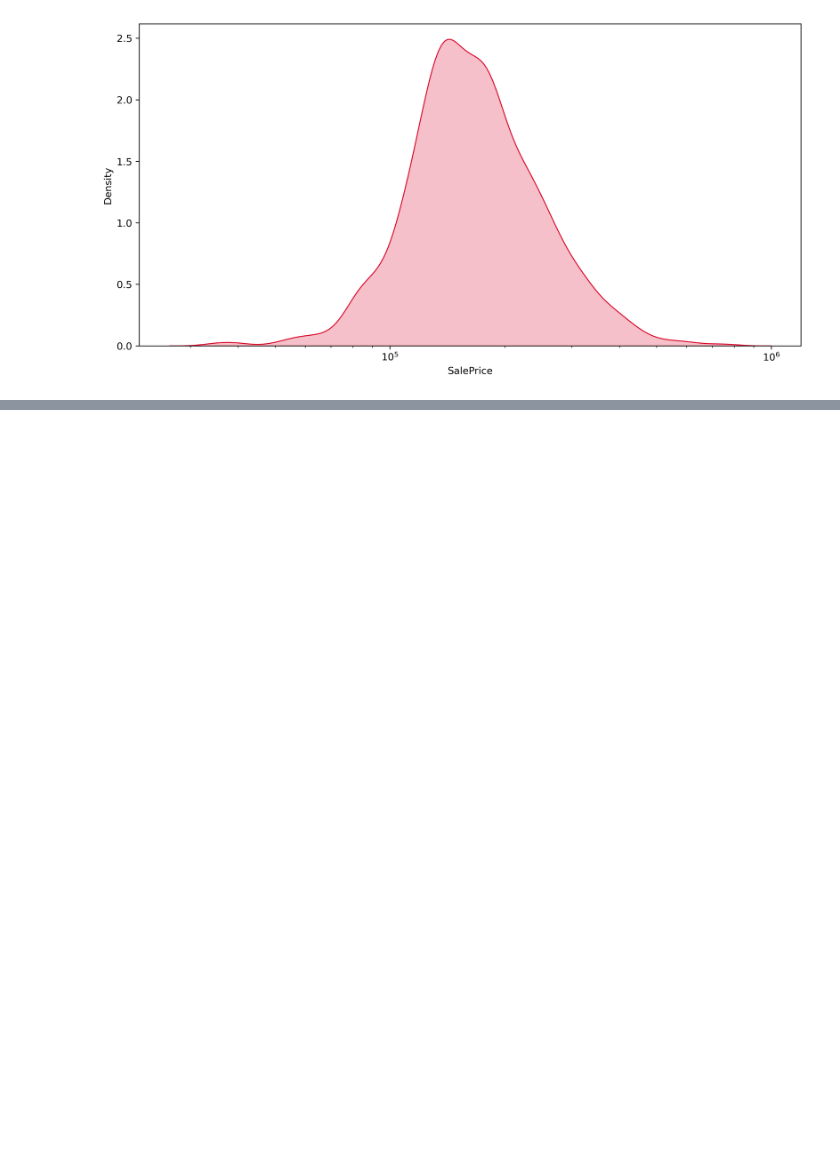
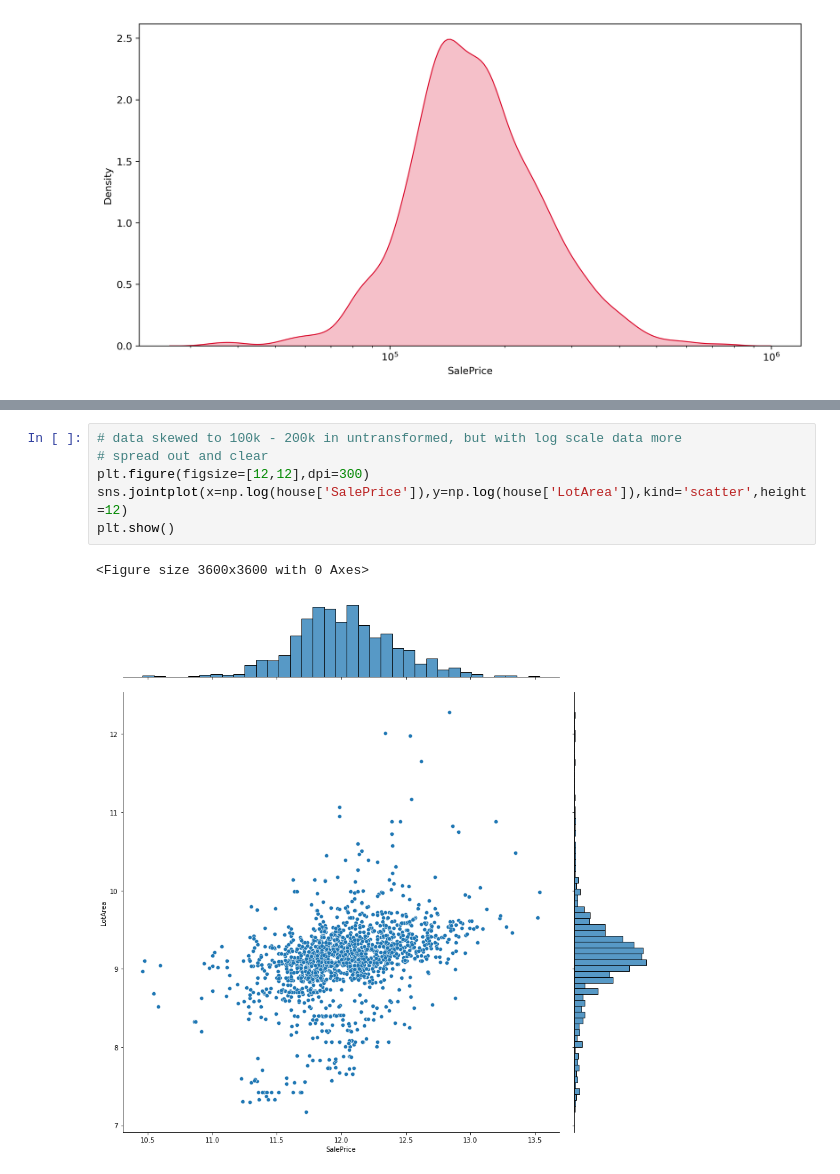
Before and after one commit to ashen007/Housing-Sale-Price-analysis, a Jupyter notebook: notebooks/clean data/phase_1.ipynb, the cells around one changed output, grey strips where cells are left out. Saved outputs shown, nothing was run; the diff lists cells and outputs as text; blank space fills up the shorter version.

```diff
--- a/notebooks/clean data/phase_1.ipynb
+++ b/notebooks/clean data/phase_1.ipynb
@@ -294,0 +303,9 @@ plt.show()
+# %%
+# data skewed to 100k - 200k in untransformed, but with log scale data more
+# spread out and clear
+plt.figure(figsize=[12,12],dpi=300)
+sns.jointplot(x=np.log(house['SalePrice']),y=np.log(house['LotArea']),kind='scatter',height=12)
+plt.show()
+# %% [output]
+<Figure size 3600x3600 with 0 Axes>
+[figure, added]
```
Also changed, not shown: parts of 2 cells of this notebook.
